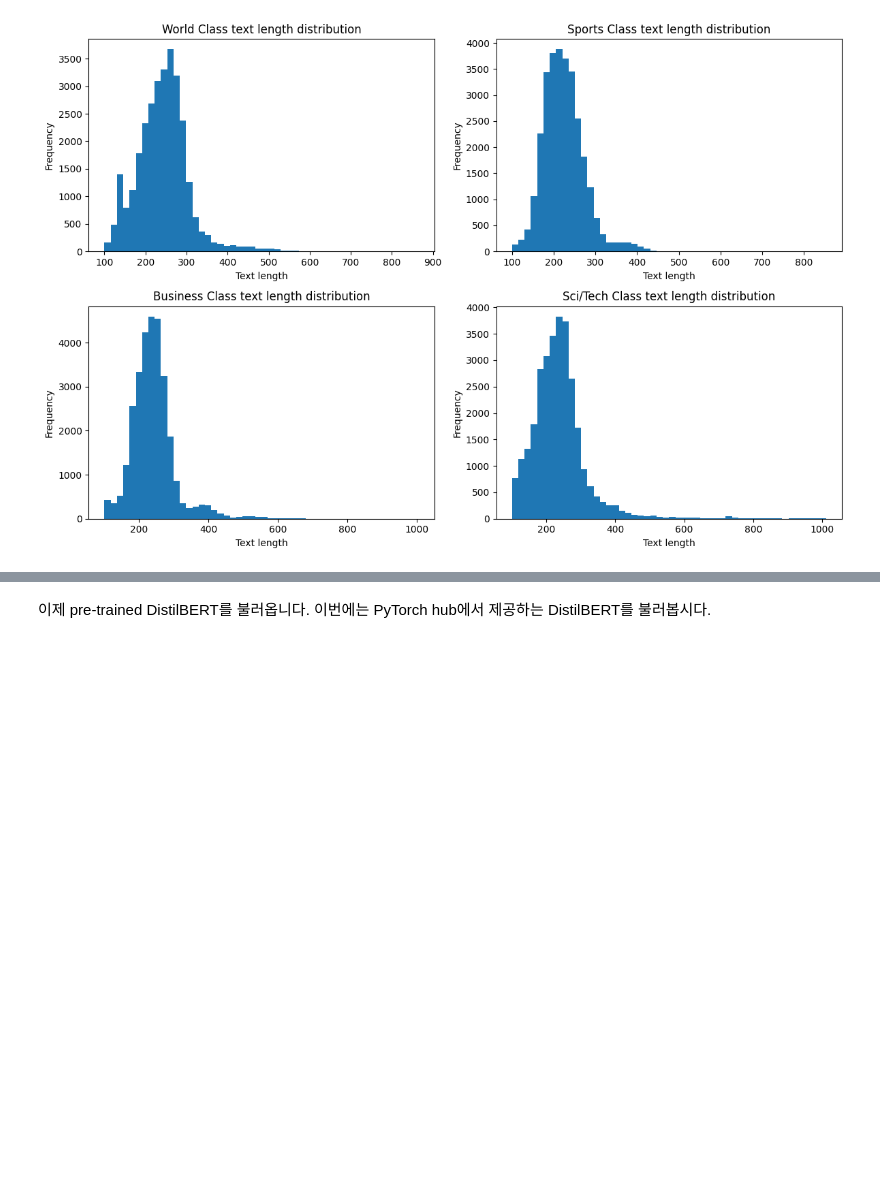
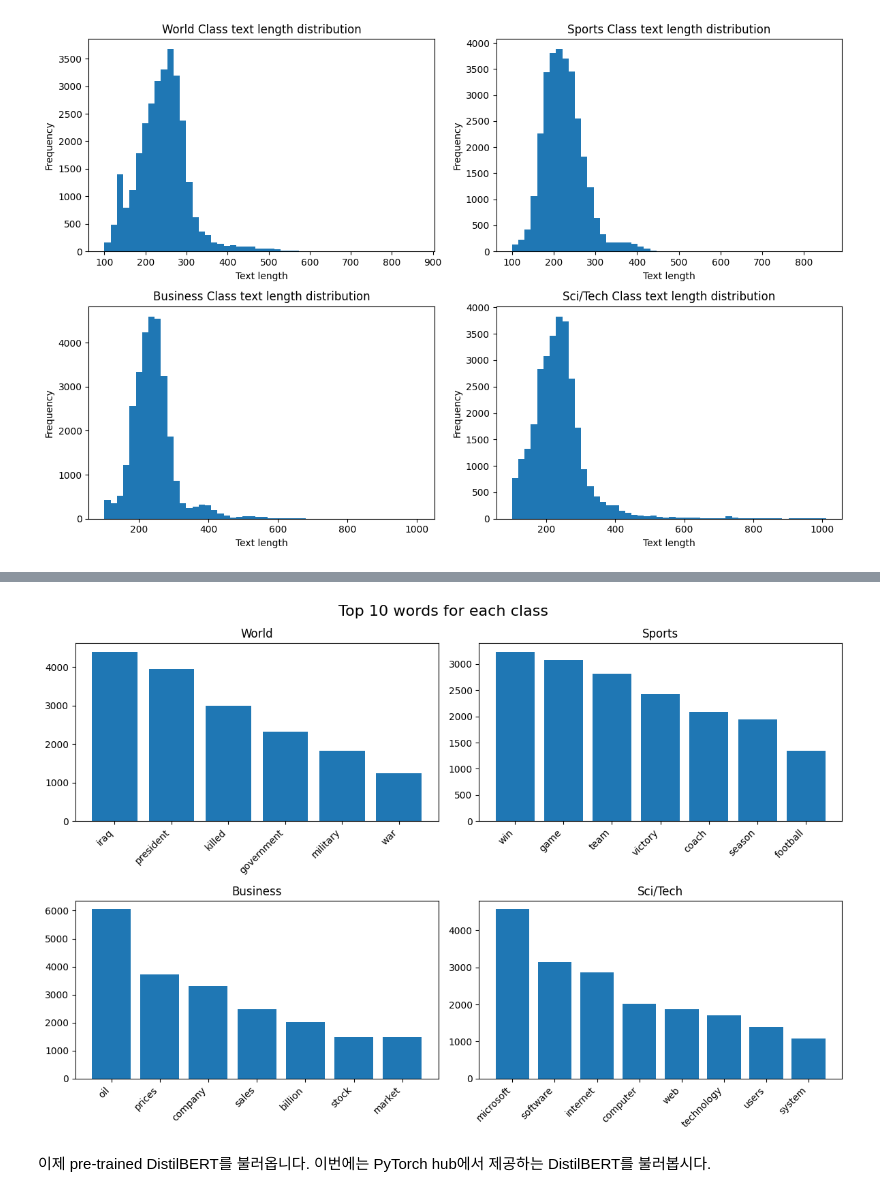
Before and after one commit to rocodoco20/AI1week, a Jupyter notebook: cuda_psy_3week.ipynb, the cells around one changed output, grey strips where cells are left out. Drawn from its saved outputs; the diff is of its cells as text; code cells hidden in the pictures; blank space fills up the shorter version.

```diff
--- a/cuda_psy_3week.ipynb
+++ b/cuda_psy_3week.ipynb
@@ -129,3 +135,42 @@ plt.show()  # 그래프 출력
+# %%
+# 클래스별 단어 빈도수 계산 (소문자로 변환 후 단어 분리)
+class_word_counts = {label: Counter() for label in ds['train'].features['label'].names}
+for sample in ds['train']:
+    label = ds['train'].features['label'].names[sample['label']]
+    for word in sample['text'].lower().split():
+        class_word_counts[label][word] += 1
+
+# 클래스와 연관된 단어 선택 (예시)
+related_words = {
+    "World": ["war", "iraq", "nations", "country", "government", "president", "killed", "military", "attack", "china"],
+    "Sports": ["game", "team", "win", "player", "season", "victory", "coach", "baseball", "football", "score"],
+    "Business": ["company", "market", "stock", "sales", "economy", "industry", "oil", "prices", "financial", "billion"],
+    "Sci/Tech": ["technology", "computer", "software", "internet", "science", "research", "users", "microsoft", "system", "web"]
+}
+
+# 각 클래스별 상위 10개 단어 중 연관된 단어 추출
+top_related_words_per_class = {}
+for label, word_counts in class_word_counts.items():
+    top_words = word_counts.most_common(100)  # 상위 100개 단어 고려
+    top_related_words = [(word, count) for word, count in top_words if word in related_words[label]][:10]
+    top_related_words_per_class[label] = top_related_words
+
+# 그래프 그리기
+fig, axes = plt.subplots(2, 2, figsize=(12, 8))
+fig.suptitle("Top 10 words for each class", fontsize=16)
+
+labels = list(top_related_words_per_class.keys())
+for i, ax in enumerate(axes.flatten()):
+    label = labels[i]
+    words, counts = zip(*top_related_words_per_class[label])
+    ax.bar(words, counts)
+    ax.set_title(label)
+    ax.set_xticklabels(words, rotation=45, ha='right')
+
+plt.tight_layout()
+plt.show()
+# %% [output]
+[figure, added]
 # %% [markdown]
 이제 pre-trained DistilBERT를 불러옵니다. 이번에는 PyTorch hub에서 제공하는 DistilBERT를 불러봅시다.
 # %%
```
Also changed, not shown: parts of 1 cell of this notebook.
